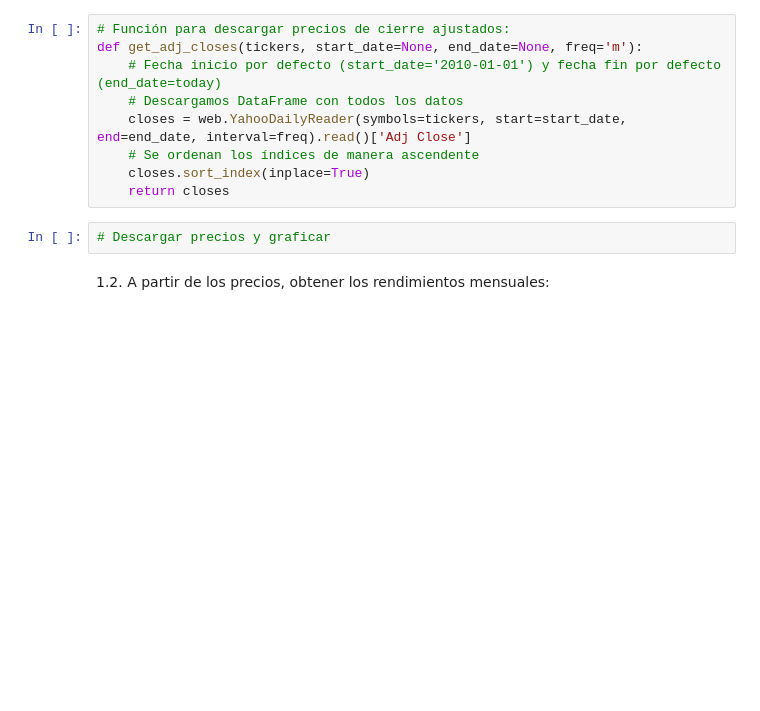
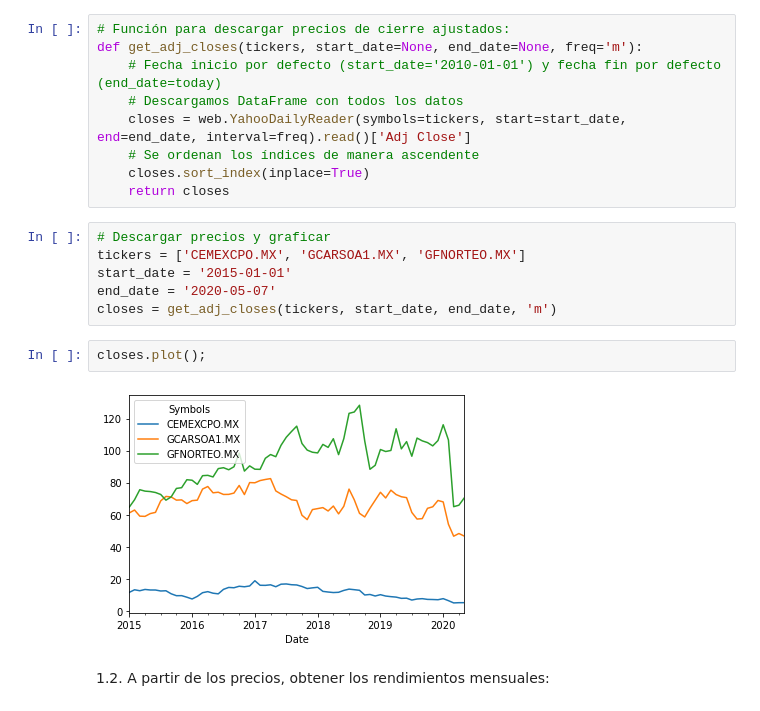
Before and after one commit to jessicambrizg/porinvp2020, a Jupyter notebook: Bonus/Adicional1_PortafoliosMontecarlo.ipynb, the cells around one changed output. Cells and saved outputs as stored; diff of their text form; blank space fills up the shorter version.

```diff
--- a/Bonus/Adicional1_PortafoliosMontecarlo.ipynb
+++ b/Bonus/Adicional1_PortafoliosMontecarlo.ipynb
@@ -28,8 +33,16 @@ def get_adj_closes(tickers, start_date=None, end_date=None, freq='m'):
     # Se ordenan los índices de manera ascendente
     closes.sort_index(inplace=True)
     return closes
-# %%
-# Descargar precios y graficar
+# %%
+# Descargar precios y graficar
+tickers = ['CEMEXCPO.MX', 'GCARSOA1.MX', 'GFNORTEO.MX']
+start_date = '2015-01-01'
+end_date = '2020-05-07'
+closes = get_adj_closes(tickers, start_date, end_date, 'm')
+# %%
+closes.plot();
+# %% [output]
+[figure, added]
 # %% [markdown]
 1.2. A partir de los precios, obtener los rendimientos mensuales:
 # %%
```
Also changed, not shown: parts of 30 cells of this notebook.
